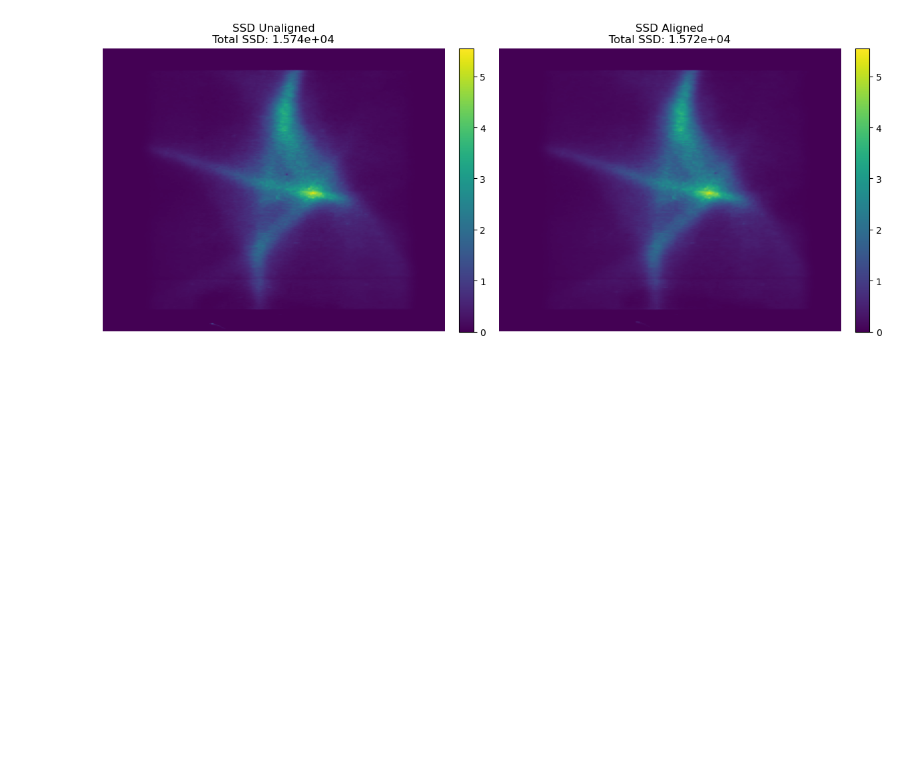
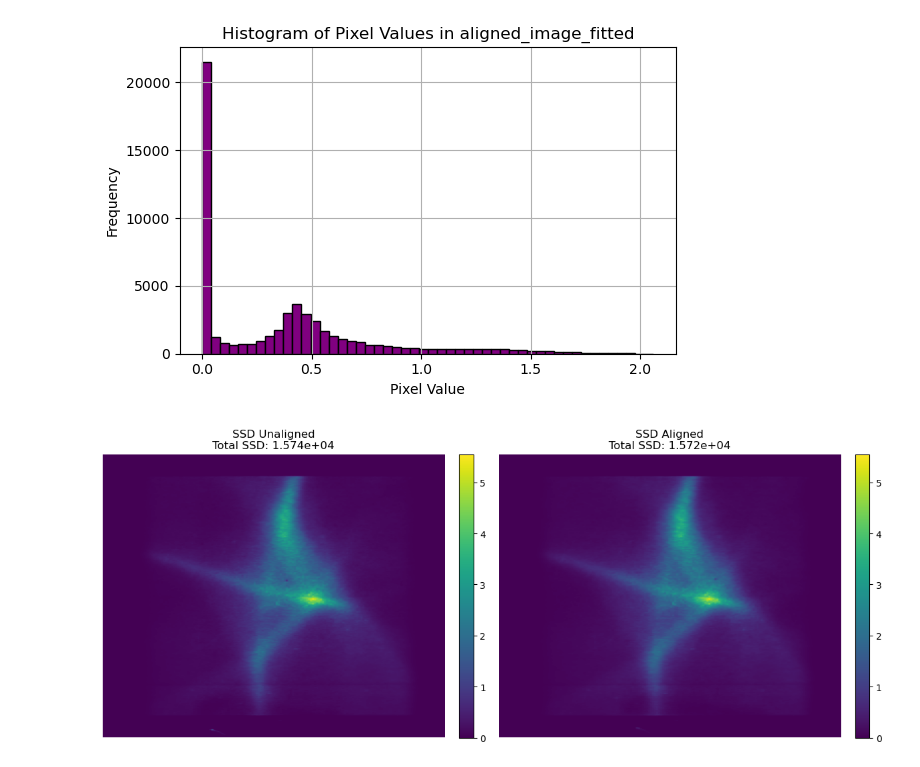
Before and after one commit to CCDyson/LION-BO, a Jupyter notebook: RCF_Centering.ipynb, the cells around one changed output. Saved outputs shown, nothing was run; the diff lists cells and outputs as text; code cells hidden in the pictures; blank space fills up the shorter version.

```diff
--- a/RCF_Centering.ipynb
+++ b/RCF_Centering.ipynb
@@ -92,3 +207,14 @@ Best translation (x, y): (1.36, -0.11) mm
+# %%
+plt.figure(figsize=(6, 4))
+plt.hist(aligned_image_fitted.flatten(), bins=50, color='purple', edgecolor='black')
+plt.title('Histogram of Pixel Values in aligned_image_fitted')
+plt.xlabel('Pixel Value')
+plt.ylabel('Frequency')
+plt.grid(True)
+plt.tight_layout()
+plt.show()
+# %% [output]
+[figure, added]
 # %%
 # Compute 2D SSD maps for the entire image
 ssd_map_unaligned = (img - img_mov) ** 2
```
Also changed, not shown: parts of 3 cells of this notebook, 4 other files.
